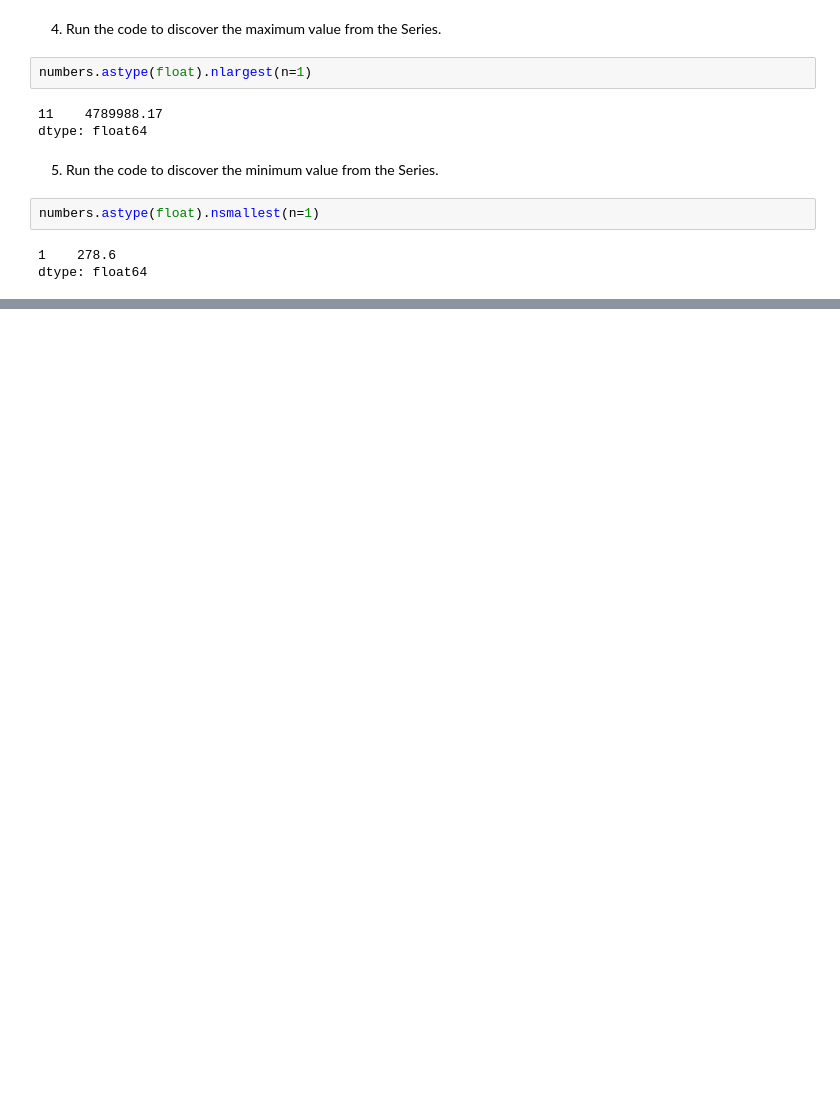
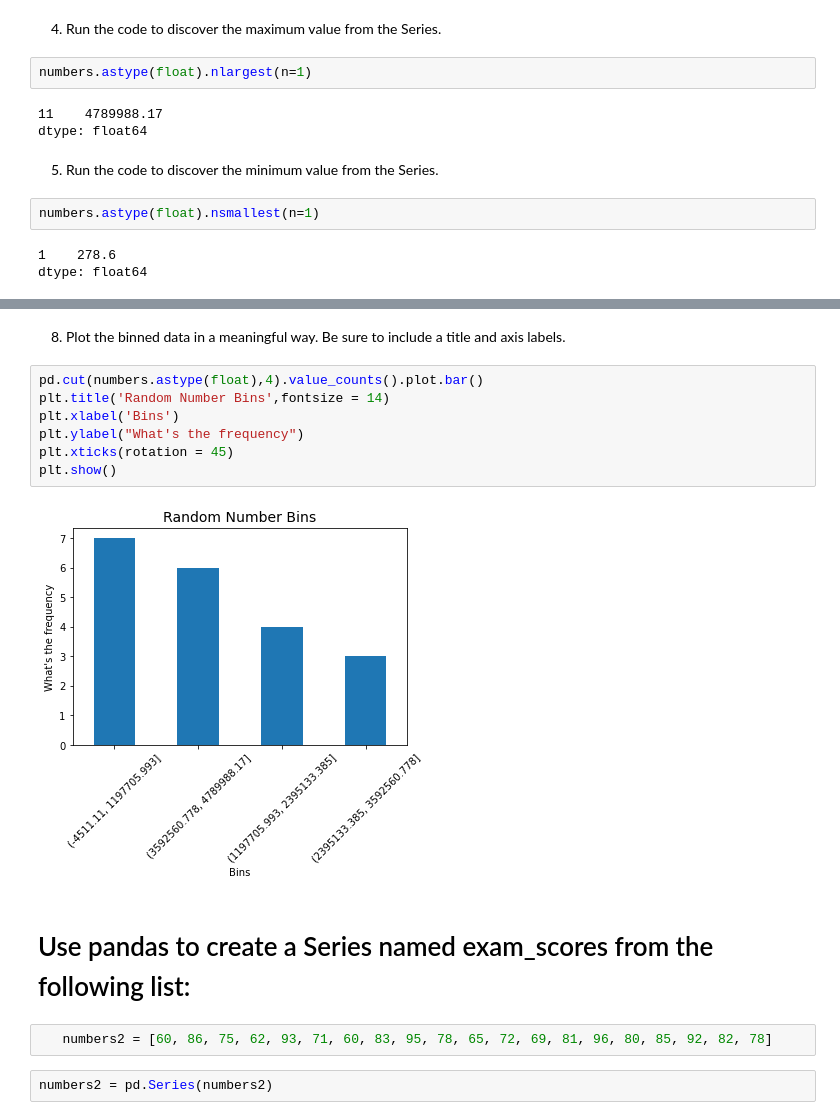
Before and after one commit to brianclements03/numpy-pandas-visualization-exercises, a Jupyter notebook: pandas_series.ipynb, the cells around one changed output, grey strips where cells are left out. Drawn from its saved outputs; the diff is of its cells as text; blank space fills up the shorter version.

```diff
--- a/pandas_series.ipynb
+++ b/pandas_series.ipynb
@@ -582,0 +593,17 @@ dtype: float64
+# %% [markdown]
+8. Plot the binned data in a meaningful way. Be sure to include a title and axis labels.
+# %%
+pd.cut(numbers.astype(float),4).value_counts().plot.bar()
+plt.title('Random Number Bins',fontsize = 14)
+plt.xlabel('Bins')
+plt.ylabel("What's the frequency")
+plt.xticks(rotation = 45)
+plt.show()
+# %% [output]
+[figure, added]
+# %% [markdown]
+# Use pandas to create a Series named exam_scores from the following list:
+# %%
+   numbers2 = [60, 86, 75, 62, 93, 71, 60, 83, 95, 78, 65, 72, 69, 81, 96, 80, 85, 92, 82, 78]
+# %%
+numbers2 = pd.Series(numbers2)
```
Also changed, not shown: parts of 10 cells of this notebook, 1 other file.
